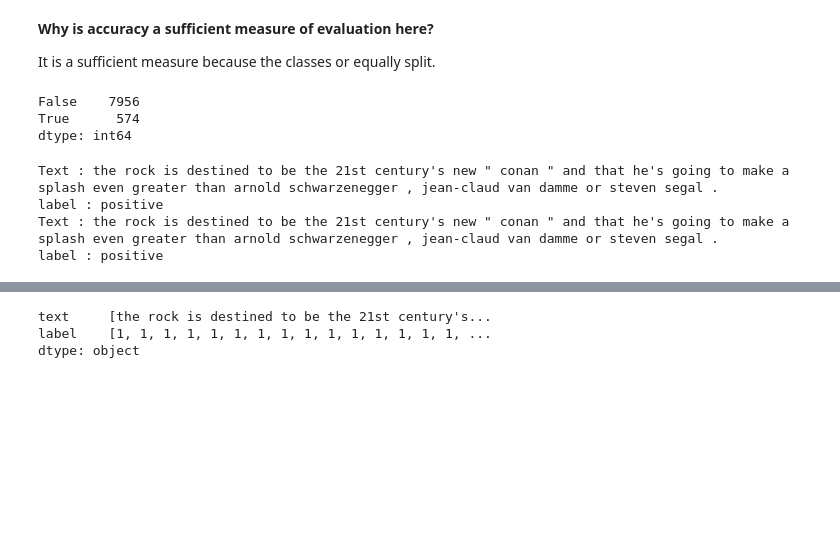
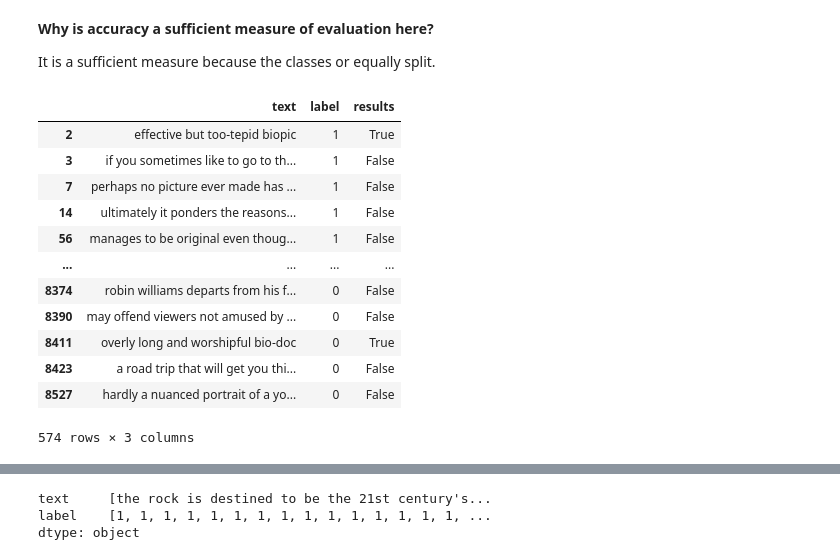
Before and after one commit to clousty8/nlp_01, a Jupyter notebook: 00_start.ipynb, the cells around one changed output, grey strips where cells are left out. Saved outputs shown, nothing was run; the diff lists cells and outputs as text; code cells hidden in the pictures; blank space fills up the shorter version.

```diff
--- a/00_start.ipynb
+++ b/00_start.ipynb
@@ -199,27 +202,24 @@ The smoothing parameter is definitely important to get a better accuracy
 
 It is a sufficient measure because the classes or equally split.
 # %%
-prediction = pipe.predict(clean_data(pd.Series(dataset['train']['text'])))
+prediction = pipe.predict(all_data["train"]['text'])
 
-mask = prediction != dataset['train']['label']
+mask = prediction != all_data['train']['label']
 # convert the mask to a pandas series
 series = pd.Series(mask)
 
 series.value_counts()
 # %% [output]
+|  | text | label | results |
+| 2 | effective but too-tepid biopic | 1 | True |
+| 3 | if you sometimes like to go to th... | 1 | False |
+| 7 | perhaps no picture ever made has ... | 1 | False |
+| 14 | ultimately it ponders the reasons... | 1 | False |
+| 56 | manages to be original even thoug... | 1 | False |
+| ... | ... | ... | ... |
+| 8374 | robin williams departs from his f... | 0 | False |
+| 8390 | may offend viewers not amused by ... | 0 | False |
+| 8411 | overly long and worshipful bio-doc | 0 | True |
+| 8423 | a road trip that will get you thi... | 0 | False |
+| 8527 | hardly a nuanced portrait of a yo... | 0 | False |
-False    7956
-True      574
-dtype: int64
+574 rows × 3 columns
-# %%
-wrong = pd.Series(dataset['train'][mask])
-
-def printWrong(i : int):
-    print(f"Text : {wrong['text'][i]}\nlabel : {'positive' if wrong['label'][i] else 'negative'}")
-
-printWrong(10)
-printWrong(12)
-# %% [output]
-Text : the rock is destined to be the 21st century's new " conan " and that he's going to make a splash even greater than arnold schwarzenegger , jean-claud van damme or steven segal .
-label : positive
-Text : the rock is destined to be the 21st century's new " conan " and that he's going to make a splash even greater than arnold schwarzenegger , jean-claud van damme or steven segal .
-label : positive
```
Also changed, not shown: parts of 6 cells of this notebook.
